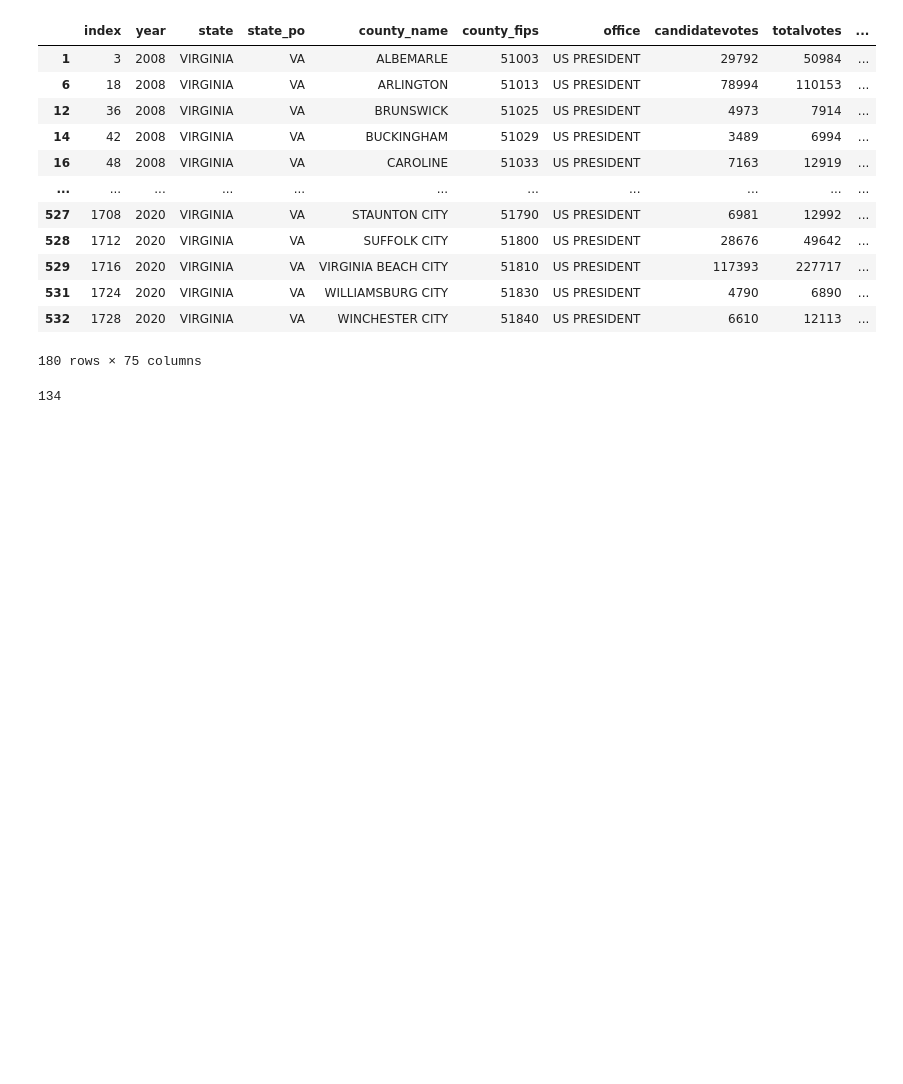
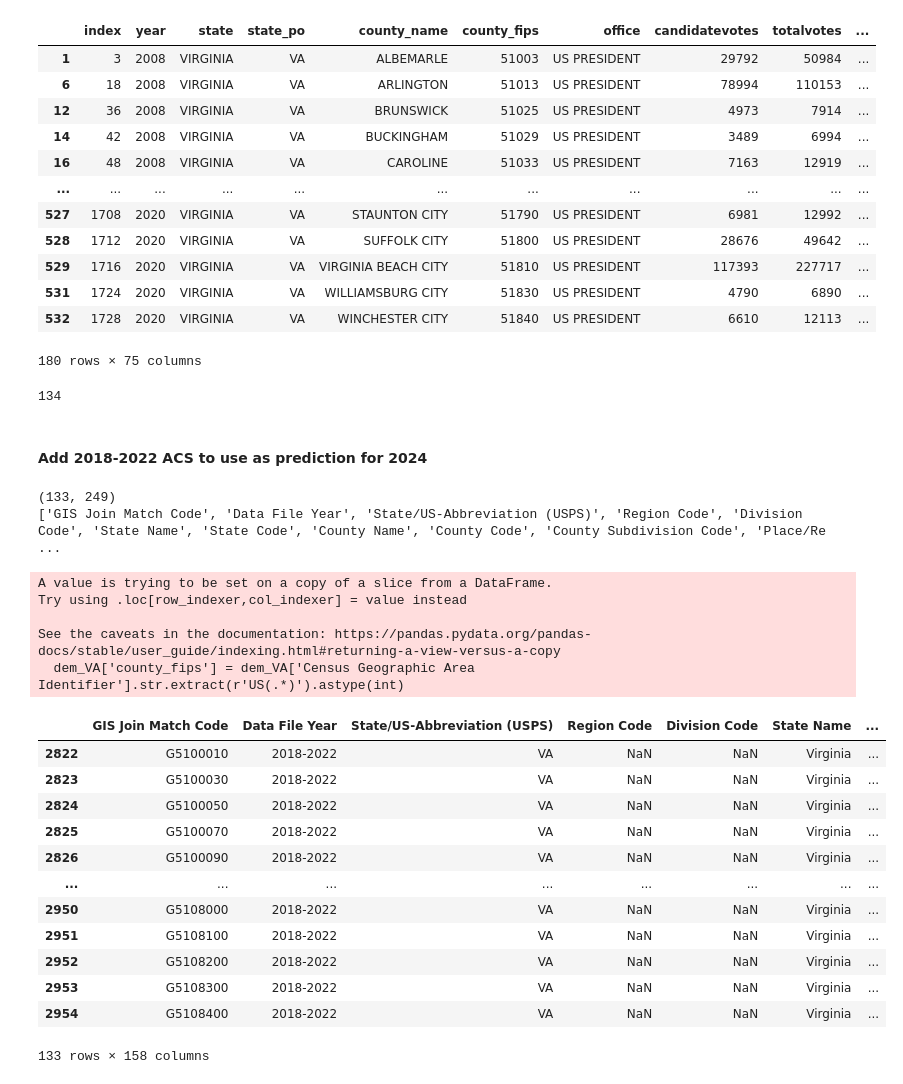
Before and after one commit to Catherine-Nguyen88/project_voting, a Jupyter notebook: merging_and_wrangling.ipynb, the cells around one changed output. Cells and saved outputs as stored; diff of their text form; code cells hidden in the pictures; blank space fills up the shorter version.

```diff
--- a/merging_and_wrangling.ipynb
+++ b/merging_and_wrangling.ipynb
@@ -465,3 +465,41 @@ len(new_df['county_fips'].unique())
 134
 # %%
 new_df.to_csv('net_votes.csv', index=False)
+# %% [markdown]
+#### Add 2018-2022 ACS to use as prediction for 2024
+# %%
+fname = './project_voting/data/county_data/nhgis0012_ds262_20225_county.csv'
+dem = pd.read_csv(fname,encoding='latin1')
+# need to drop the 1st row
+dem.columns = dem.iloc[0] # set first row to the coluns
+dem = dem.drop(dem.index[0])
+dem.reset_index(drop=True, inplace=True)
+dem_VA = dem[dem['State Name'] == 'Virginia']
+print(dem_VA.shape) # the shape is correct for VA
+# rename for merging
+dem_VA['county_fips'] = dem_VA['Census Geographic Area Identifier'].str.extract(r'US(.*)').astype(int)
+dem_VA = dem_VA[[col for col in dem_VA.columns if "Margins of error:" not in col]]
+dem_VA.columns = dem_VA.columns.str.replace("Estimates: ", "")
+print(list(dem_VA.columns))
+dem_VA
+# %% [output]
+(133, 249)
+['GIS Join Match Code', 'Data File Year', 'State/US-Abbreviation (USPS)', 'Region Code', 'Division Code', 'State Name', 'State Code', 'County Name', 'County Code', 'County Subdivision Code', 'Place/Re ...
+A value is trying to be set on a copy of a slice from a DataFrame.
+Try using .loc[row_indexer,col_indexer] = value instead
+
+See the caveats in the documentation: https://pandas.pydata.org/pandas-docs/stable/user_guide/indexing.html#returning-a-view-versus-a-copy
+  dem_VA['county_fips'] = dem_VA['Census Geographic Area Identifier'].str.extract(r'US(.*)').astype(int)
+|  | GIS Join Match Code | Data File Year | State/US-Abbreviation (USPS) | Region Code | Division Code | State Name | ... |
+| 2822 | G5100010 | 2018-2022 | VA | NaN | NaN | Virginia | ... |
+| 2823 | G5100030 | 2018-2022 | VA | NaN | NaN | Virginia | ... |
+| 2824 | G5100050 | 2018-2022 | VA | NaN | NaN | Virginia | ... |
+| 2825 | G5100070 | 2018-2022 | VA | NaN | NaN | Virginia | ... |
+| 2826 | G5100090 | 2018-2022 | VA | NaN | NaN | Virginia | ... |
+| ... | ... | ... | ... | ... | ... | ... | ... |
+| 2950 | G5108000 | 2018-2022 | VA | NaN | NaN | Virginia | ... |
+| 2951 | G5108100 | 2018-2022 | VA | NaN | NaN | Virginia | ... |
+| 2952 | G5108200 | 2018-2022 | VA | NaN | NaN | Virginia | ... |
+| 2953 | G5108300 | 2018-2022 | VA | NaN | NaN | Virginia | ... |
+| 2954 | G5108400 | 2018-2022 | VA | NaN | NaN | Virginia | ... |
+133 rows × 158 columns
```
Also changed, not shown: parts of 2 cells of this notebook.
